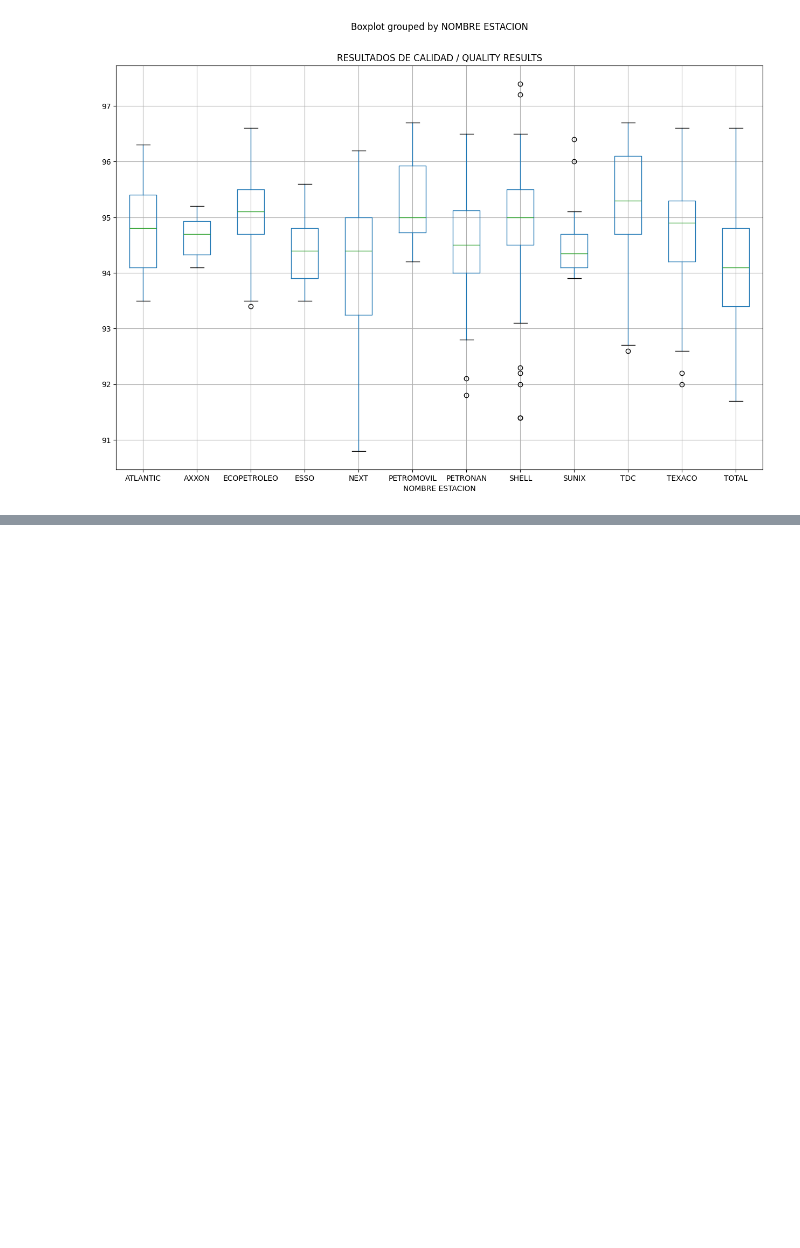
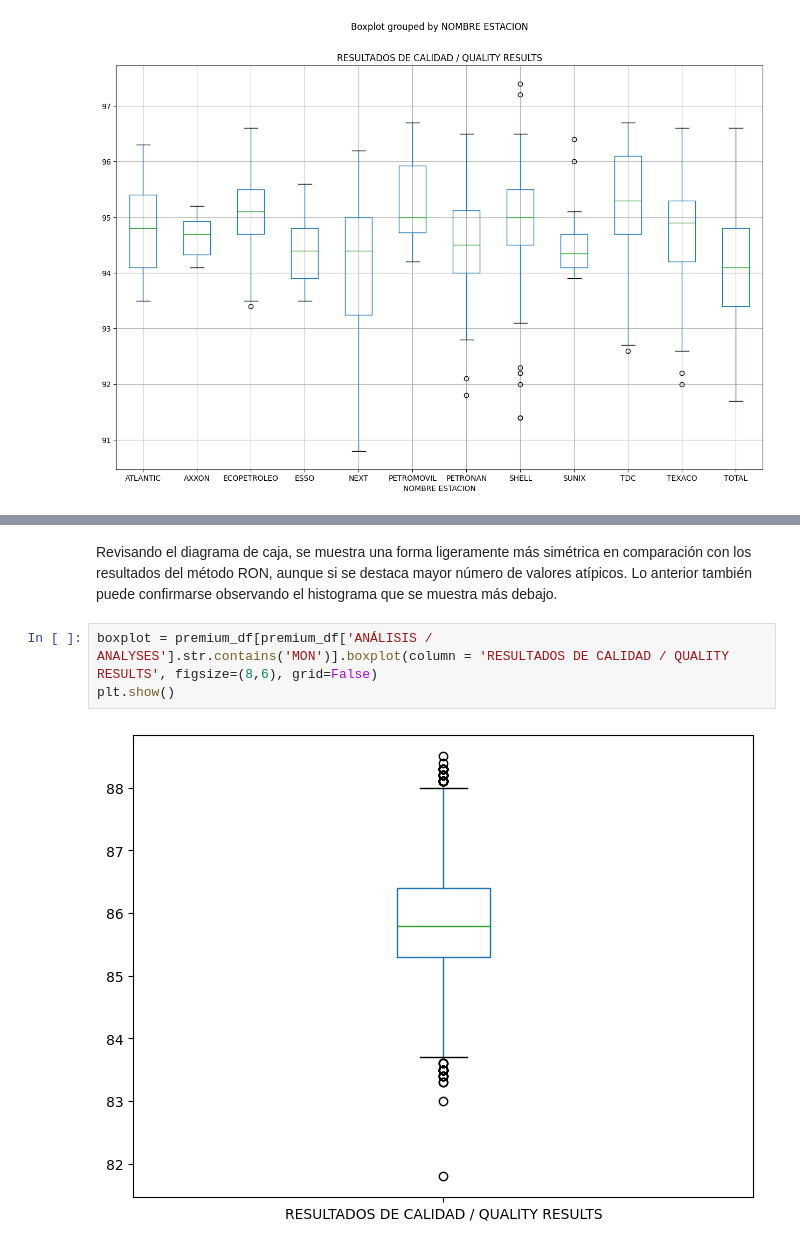
Before and after one commit to rafaeljosem/gas_station_analysis, a Jupyter notebook: octane_gas_analysis.ipynb, the cells around one changed output, grey strips where cells are left out. Cells and saved outputs as stored; diff of their text form; blank space fills up the shorter version.

```diff
--- a/octane_gas_analysis.ipynb
+++ b/octane_gas_analysis.ipynb
@@ -776,0 +806,7 @@ plt.show()
+# %% [markdown]
+Revisando el diagrama de caja, se muestra una forma ligeramente más simétrica en comparación con los resultados del método RON, aunque si se destaca mayor número de valores atípicos. Lo anterior también puede confirmarse observando el histograma que se muestra más debajo.
+# %%
+boxplot = premium_df[premium_df['ANÁLISIS / ANALYSES'].str.contains('MON')].boxplot(column = 'RESULTADOS DE CALIDAD / QUALITY RESULTS', figsize=(8,6), grid=False)
+plt.show()
+# %% [output]
+[figure, added]
```
Also changed, not shown: parts of 36 cells of this notebook, 2 other files.
